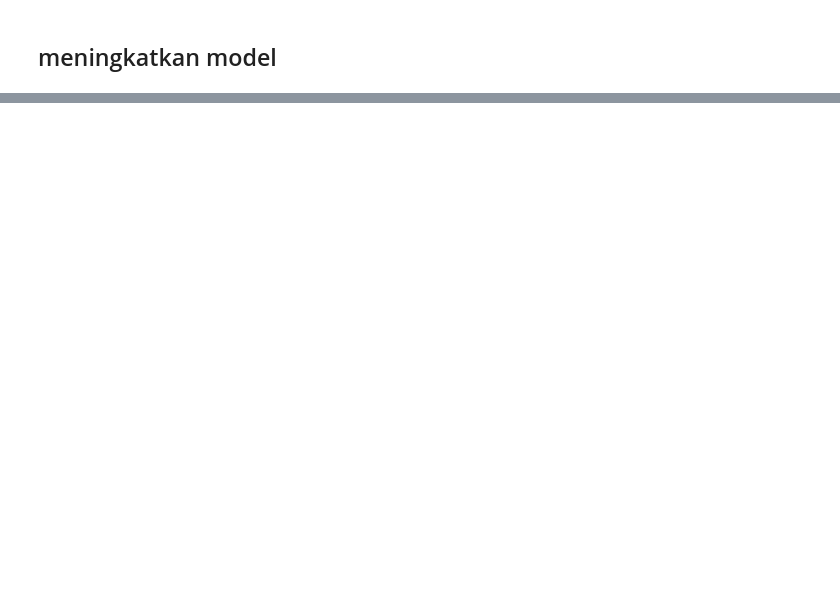
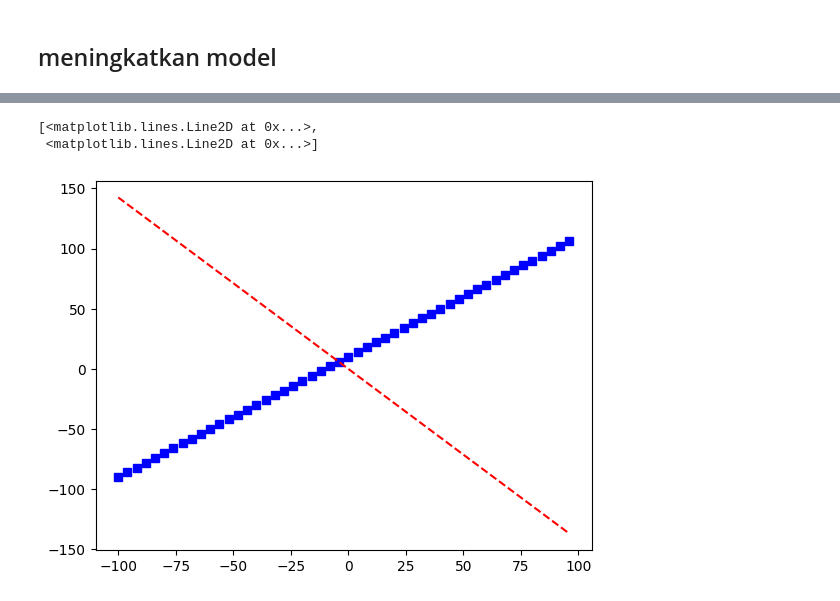
Before and after one commit to rexxar280903/DeepLearning, a Jupyter notebook: 01_Neural_Network_Regression_with_tensorflow.ipynb, the cells around one changed output, grey strips where cells are left out. Drawn from its saved outputs; the diff is of its cells as text; code cells hidden in the pictures; blank space fills up the shorter version.

```diff
--- a/01_Neural_Network_Regression_with_tensorflow.ipynb
+++ b/01_Neural_Network_Regression_with_tensorflow.ipynb
@@ -150,0 +283,3 @@ model.compile(
+# %%
+# model 1 epoch 100
+model.fit(x,y,epochs=100)
@@ -150,0 +305,2 @@ model.compile(
+# %%
+m1_e100 = model.predict(x)
@@ -150,0 +309,6 @@ model.compile(
+# %%
+plt.plot(x,y,'bs',x,m1_e100,'r--')
+# %% [output]
+[<matplotlib.lines.Line2D at 0x...>,
+ <matplotlib.lines.Line2D at 0x...>]
+[figure, added]
```
Also changed, not shown: parts of 21 cells of this notebook.
